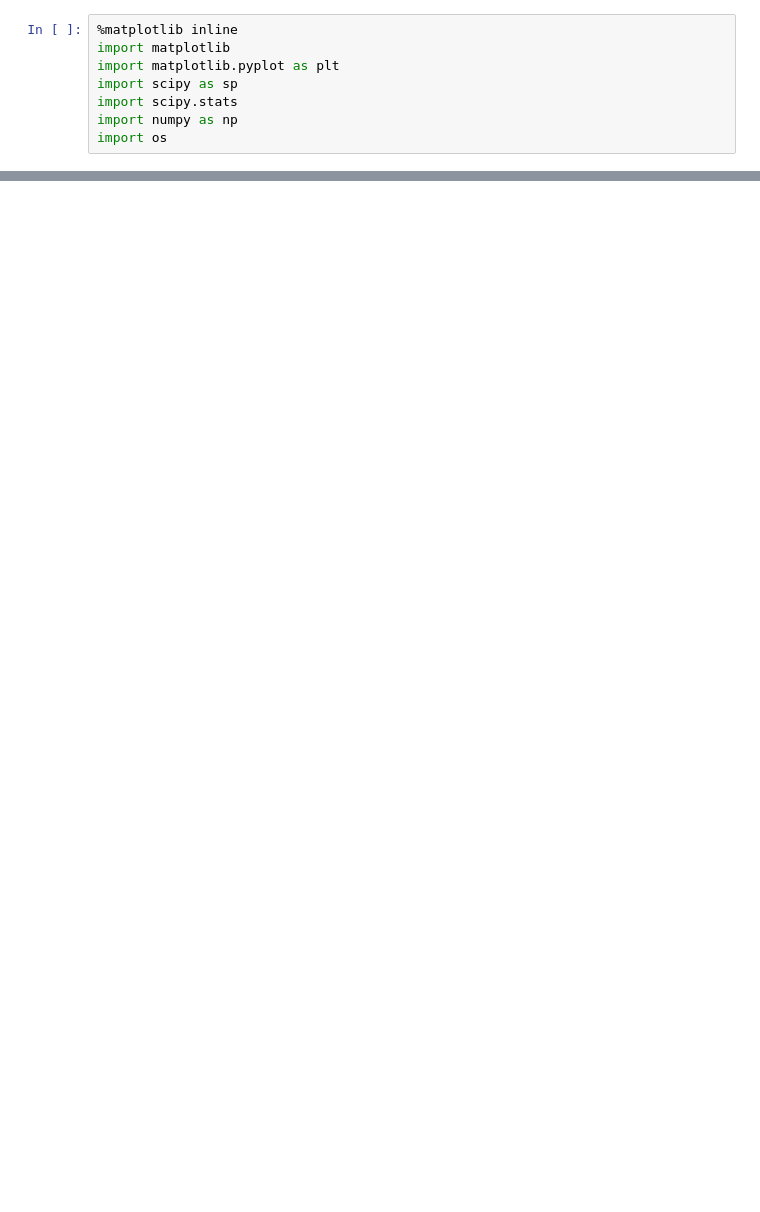
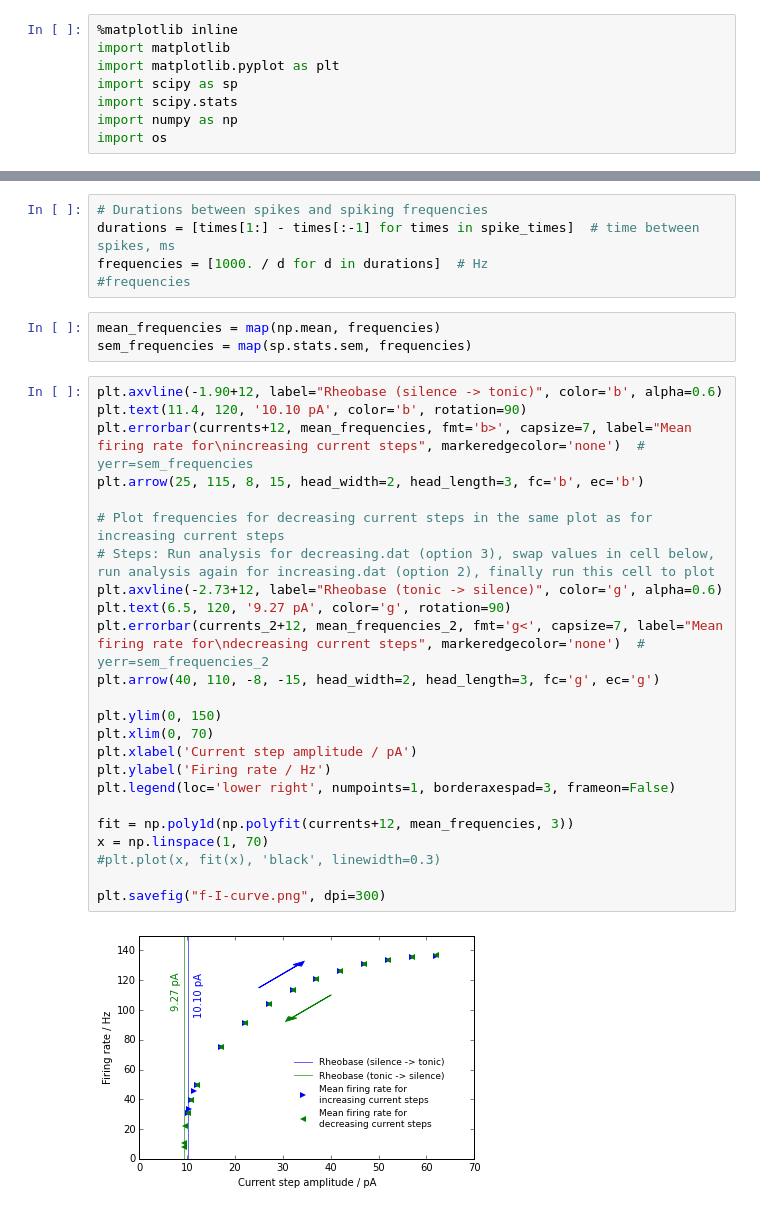
Before and after one commit to jrieke/drosophila-dynamics, a Jupyter notebook: f-I-curve/analysis.ipynb, the cells around one changed output, grey strips where cells are left out. Saved outputs shown, nothing was run; the diff lists cells and outputs as text; blank space fills up the shorter version.

```diff
--- a/f-I-curve/analysis.ipynb
+++ b/f-I-curve/analysis.ipynb
@@ -213,0 +68,34 @@ plt.savefig("amplitudes.png", dpi=300)
+# %%
+# Durations between spikes and spiking frequencies
+durations = [times[1:] - times[:-1] for times in spike_times]  # time between spikes, ms
+frequencies = [1000. / d for d in durations]  # Hz
+#frequencies
+# %%
+mean_frequencies = map(np.mean, frequencies)
+sem_frequencies = map(sp.stats.sem, frequencies)
+# %%
+plt.axvline(-1.90+12, label="Rheobase (silence -> tonic)", color='b', alpha=0.6)
+plt.text(11.4, 120, '10.10 pA', color='b', rotation=90)
+plt.errorbar(currents+12, mean_frequencies, fmt='b>', capsize=7, label="Mean firing rate for\nincreasing current steps", markeredgecolor='none')  # yerr=sem_frequencies
+plt.arrow(25, 115, 8, 15, head_width=2, head_length=3, fc='b', ec='b')
+
+# Plot frequencies for decreasing current steps in the same plot as for increasing current steps
+# Steps: Run analysis for decreasing.dat (option 3), swap values in cell below, run analysis again for increasing.dat (option 2), finally run this cell to plot
+plt.axvline(-2.73+12, label="Rheobase (tonic -> silence)", color='g', alpha=0.6)
+plt.text(6.5, 120, '9.27 pA', color='g', rotation=90)
+plt.errorbar(currents_2+12, mean_frequencies_2, fmt='g<', capsize=7, label="Mean firing rate for\ndecreasing current steps", markeredgecolor='none')  # yerr=sem_frequencies_2
+plt.arrow(40, 110, -8, -15, head_width=2, head_length=3, fc='g', ec='g')
+
+plt.ylim(0, 150)
+plt.xlim(0, 70)
+plt.xlabel('Current step amplitude / pA')
+plt.ylabel('Firing rate / Hz')
+plt.legend(loc='lower right', numpoints=1, borderaxespad=3, frameon=False)
+
+fit = np.poly1d(np.polyfit(currents+12, mean_frequencies, 3))
+x = np.linspace(1, 70)
+#plt.plot(x, fit(x), 'black', linewidth=0.3)
+
+plt.savefig("f-I-curve.png", dpi=300)
+# %% [output]
+[figure, added]
```
Also changed, not shown: parts of 34 cells of this notebook, 5 other files.
